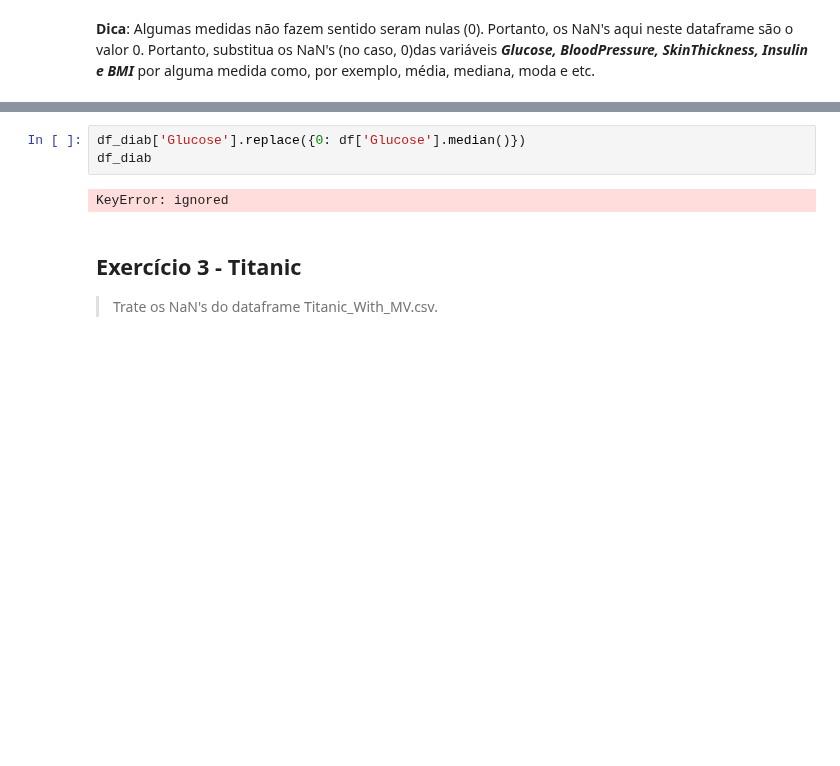
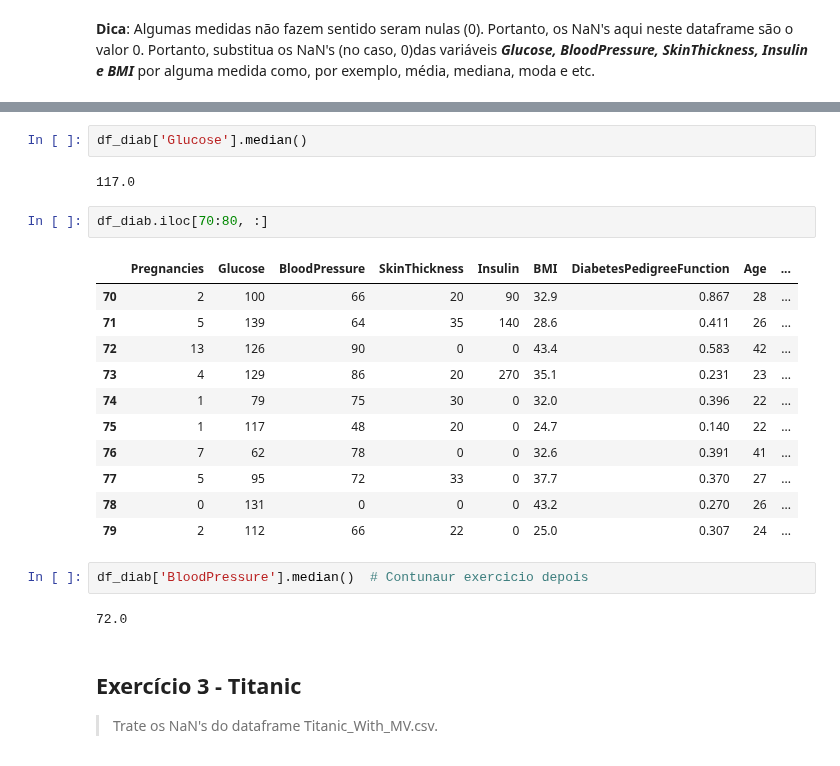
Before and after one commit to amgonca2019/DSWP, a Jupyter notebook: NB10_04__3DP_2_Missing_Value_Handling.ipynb, the cells around one changed output, grey strips where cells are left out. Cells and saved outputs as stored; diff of their text form; blank space fills up the shorter version.

```diff
--- a/NB10_04__3DP_2_Missing_Value_Handling.ipynb
+++ b/NB10_04__3DP_2_Missing_Value_Handling.ipynb
@@ -496,8 +574,25 @@ df_diab.head(10)
 # %%
-df_diab['Glucose'].replace({0: df['Glucose'].median()})
-df_diab
+df_diab['Glucose'].median()
 # %% [output]
-KeyError: ignored
+117.0
+# %%
+df_diab.iloc[70:80, :]
+# %% [output]
+|  | Pregnancies | Glucose | BloodPressure | SkinThickness | Insulin | BMI | DiabetesPedigreeFunction | Age | ... |
+| 70 | 2 | 100 | 66 | 20 | 90 | 32.9 | 0.867 | 28 | ... |
+| 71 | 5 | 139 | 64 | 35 | 140 | 28.6 | 0.411 | 26 | ... |
+| 72 | 13 | 126 | 90 | 0 | 0 | 43.4 | 0.583 | 42 | ... |
+| 73 | 4 | 129 | 86 | 20 | 270 | 35.1 | 0.231 | 23 | ... |
+| 74 | 1 | 79 | 75 | 30 | 0 | 32.0 | 0.396 | 22 | ... |
+| 75 | 1 | 117 | 48 | 20 | 0 | 24.7 | 0.140 | 22 | ... |
+| 76 | 7 | 62 | 78 | 0 | 0 | 32.6 | 0.391 | 41 | ... |
+| 77 | 5 | 95 | 72 | 33 | 0 | 37.7 | 0.370 | 27 | ... |
+| 78 | 0 | 131 | 0 | 0 | 0 | 43.2 | 0.270 | 26 | ... |
+| 79 | 2 | 112 | 66 | 22 | 0 | 25.0 | 0.307 | 24 | ... |
+# %%
+df_diab['BloodPressure'].median()  # Contunaur exercicio depois
+# %% [output]
+72.0
 # %% [markdown]
 ## Exercício 3 - Titanic
 > Trate os NaN's do dataframe Titanic_With_MV.csv.
```
Also changed, not shown: parts of 8 cells of this notebook.
